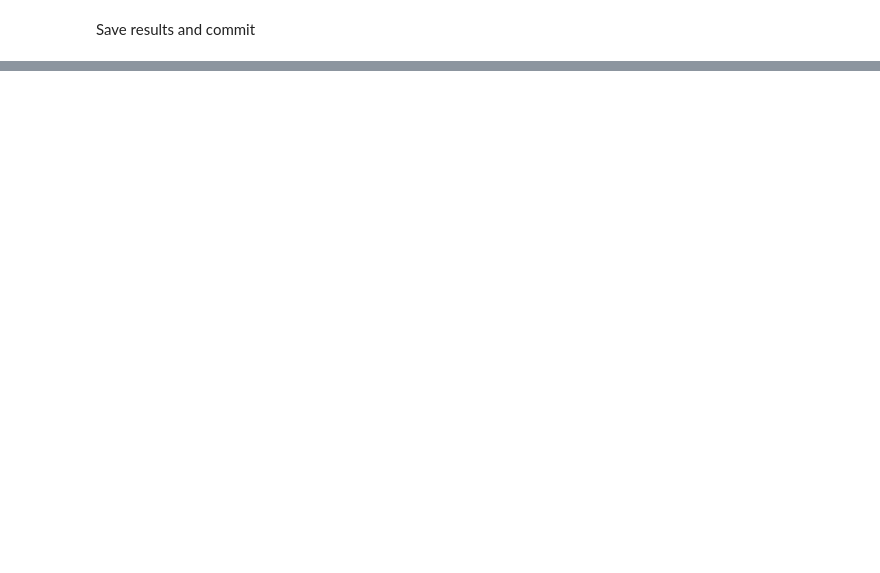
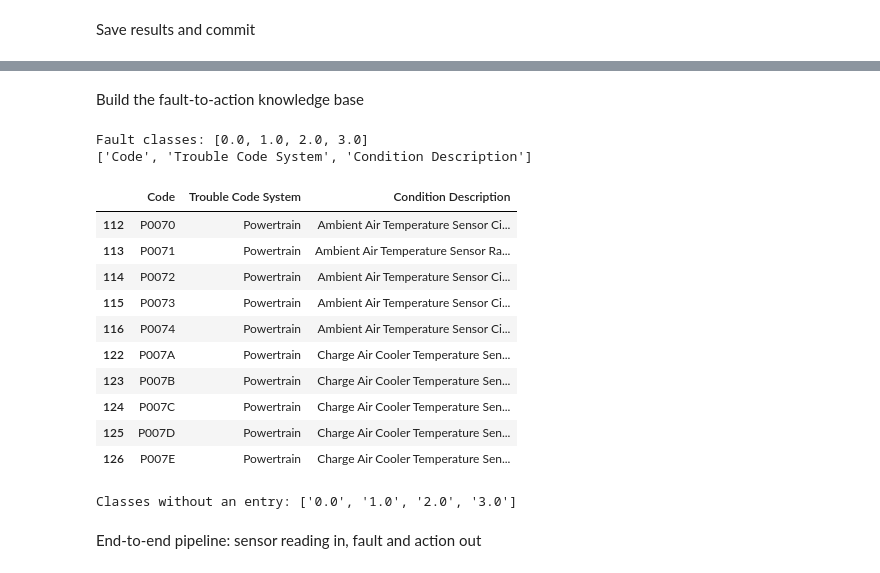
Before and after one commit to ShalakaEranga/DriveHealth-Comparative-Fault-Diagnosis-Using-Classical-vs-Deep-Learning-Methods, a Jupyter notebook: notebooks/01_eda.ipynb, the cells around one changed output, grey strips where cells are left out. Cells and saved outputs as stored; diff of their text form; code cells hidden in the pictures; blank space fills up the shorter version.

```diff
--- a/notebooks/01_eda.ipynb
+++ b/notebooks/01_eda.ipynb
@@ -555,0 +640,48 @@ res.to_csv("reports/baseline_results.csv", index=False)
+# %% [markdown]
+Build the fault-to-action knowledge base
+# %%
+classes = sorted(y.unique().tolist(), key=str)
+print("Fault classes:", classes)
+
+dtc = datasets["OBD2 Powertrain Diagnostic"]
+print(dtc.columns.tolist())
+
+def search_dtc(keyword):
+    mask = dtc.apply(lambda col: col.astype(str).str.contains(keyword, case=False, na=False)).any(axis=1)
+    return dtc[mask]
+
+search_dtc("temperature").head(10)
+# %% [output]
+Fault classes: [0.0, 1.0, 2.0, 3.0]
+['Code', 'Trouble Code System', 'Condition Description']
+|  | Code | Trouble Code System | Condition Description |
+| 112 | P0070 | Powertrain | Ambient Air Temperature Sensor Ci... |
+| 113 | P0071 | Powertrain | Ambient Air Temperature Sensor Ra... |
+| 114 | P0072 | Powertrain | Ambient Air Temperature Sensor Ci... |
+| 115 | P0073 | Powertrain | Ambient Air Temperature Sensor Ci... |
+| 116 | P0074 | Powertrain | Ambient Air Temperature Sensor Ci... |
+| 122 | P007A | Powertrain | Charge Air Cooler Temperature Sen... |
+| 123 | P007B | Powertrain | Charge Air Cooler Temperature Sen... |
+| 124 | P007C | Powertrain | Charge Air Cooler Temperature Sen... |
+| 125 | P007D | Powertrain | Charge Air Cooler Temperature Sen... |
+| 126 | P007E | Powertrain | Charge Air Cooler Temperature Sen... |
+# %%
+import json
+
+KNOWLEDGE_BASE = {
+    # key = the exact class value as a string
+    "0": {"fault": "Normal operation", "cause": "-",   "action": "No action required",     "severity": "none"},
+    "1": {"fault": "...",              "cause": "...", "action": "...",                    "severity": "..."},
+    "2": {"fault": "...",              "cause": "...", "action": "...",                    "severity": "..."},
+    # one entry per class in `classes`
+}
+
+missing = [str(c) for c in classes if str(c) not in KNOWLEDGE_BASE]
+print("Classes without an entry:", missing)
+
+with open("data/knowledge_base.json", "w") as f:
+    json.dump(KNOWLEDGE_BASE, f, indent=2)
+# %% [output]
+Classes without an entry: ['0.0', '1.0', '2.0', '3.0']
+# %% [markdown]
+End-to-end pipeline: sensor reading in, fault and action out
```
Also changed, not shown: parts of 13 cells of this notebook.
